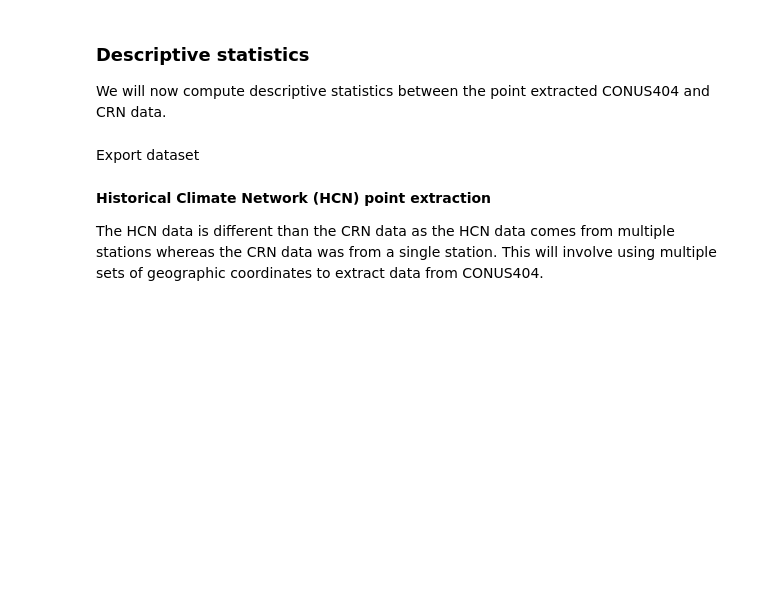
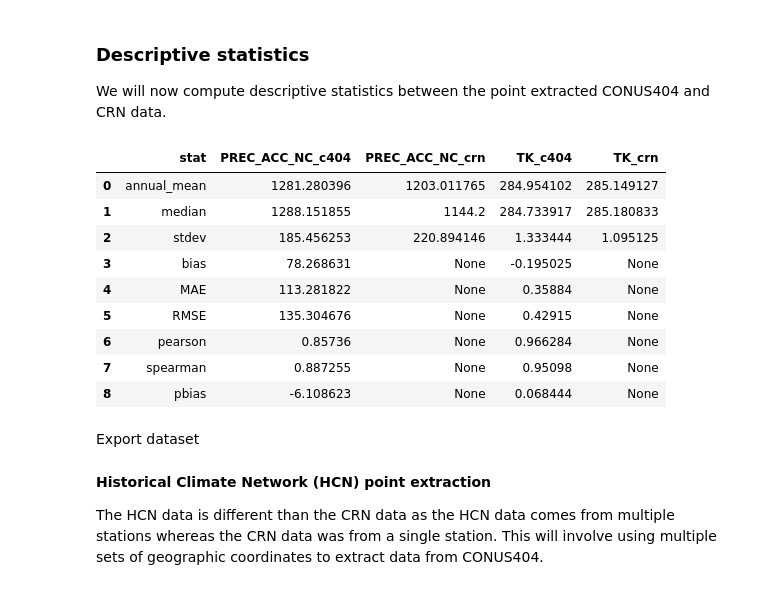
Before and after one commit to hytest-org/hytest, a Jupyter notebook: evaluation/tutorials/CONUS404/2_CONUS404_DRB_Analysis.ipynb, the cells around one changed output. Cells and saved outputs as stored; diff of their text form; code cells hidden in the pictures; blank space fills up the shorter version.

```diff
--- a/evaluation/tutorials/CONUS404/2_CONUS404_DRB_Analysis.ipynb
+++ b/evaluation/tutorials/CONUS404/2_CONUS404_DRB_Analysis.ipynb
@@ -422,6 +679,8 @@ Now, in the next cell, we'll run through the same steps to compute zonal statist
 # %%
 # open dataset
+conus404_drb_cat['prism-drb-OSN'].kwargs['decode_coords'] = 'all'
 prism_drb = conus404_drb_cat['prism-drb-OSN'].to_dask()
+prism_drb = prism_drb.chunk(dict(x=-1))
 
 # prism crs
 prism_crs = 4269 # EPSG:4269 = NAD83
@@ -480,7 +739,7 @@ prism_ds_weights = xr.Dataset(prism_df_weights)
 prism_weights_sparse = prism_ds_weights.unstack(sparse=True, fill_value=0.).weights
 
 # Matrix multiplication across each DataArray
-with dask.config.set(**{'array.slicing.split_large_chunks': False}):
+with dask.config.set(**{'array.slicing.split_large_chunks': False, 'allow_rechunk': True}):
     prism_precip_regridded = xr.apply_ufunc(
         apply_weights_matmul_sparse,
         prism_weights_sparse,
@@ -644,6 +992,7 @@ prism_c404_stats
 Now, in the next cell, we'll run through the same steps to compute zonal statistics for the single CERES-EBAF variable, net radiation (RNET).
 # %%
 # open dataset
+conus404_drb_cat['ceres-drb-OSN'].kwargs['decode_coords'] = 'all'
 ceres_drb = conus404_drb_cat['ceres-drb-OSN'].to_dask()
 
 # crs
@@ -830,9 +1240,6 @@ crn_drb = gpd.GeoDataFrame(crn_drb_df, crs=4326,
                        geometry=gpd.points_from_xy(crn_drb_df.LONGITUDE,
                                                          crn_drb_df.LATITUDE))
 
-# convert time to string and drop day
-crn_drb["DATE"] = crn_drb["DATE"].astype(str).str[:-3]
-
 crn_drb.rename({"DATE": "time",
                 "TK": "TK_crn",
                 "PREC_ACC_NC": "PREC_ACC_NC_crn"},
@@ -850,8 +1264,11 @@ crn_lat = crn_coords_gdf.iloc[0]["geometry"].y
 crn_lon = crn_coords_gdf.iloc[0]["geometry"].x
 
 # get min and max time
-crn_time_min = crn_drb_df["time"].min()
-crn_time_max = crn_drb_df["time"].max()
+crn_time_min = crn_drb["time"].min()
+crn_time_max = crn_drb["time"].max()
+
+# convert time to str
+crn_drb["time"] = crn_drb["time"].astype(str).str[:-3]
 
 # subset c404_drb to lat/long using nearest
 c404_crn_sub = c404_drb.sel(x=crn_lon, y=crn_lat, method="nearest")
@@ -896,8 +1419,8 @@ We will now compute descriptive statistics between the point extracted CONUS404
 # %%
 # resample to yearly means
 crn_c404_yearly = crn_c404_point.resample("1Y", on="time").agg({
-    "PREC_NC_ACC_c404": "sum",
-    "PREC_NC_ACC_crn": "sum",
+    "PREC_ACC_NC_c404": "sum",
+    "PREC_ACC_NC_crn": "sum",
     "TK_c404": "mean",
     "TK_crn": "mean"}
 )
@@ -919,40 +1442,51 @@ crn_c404_stats_annual_mean = crn_c404_stats.loc[crn_c404_stats['stat'] == "annua
 crn_c404_bias_precip = float(crn_c404_stats_annual_mean["PREC_ACC_NC_c404"] - crn_c404_stats_annual_mean["PREC_ACC_NC_crn"]) #noqa : E501
 crn_c404_bias_tk = float(crn_c404_stats_annual_mean["TK_c404"] - crn_c404_stats_annual_mean["TK_crn"]) #noqa : E501
 # add stat to bottom of dataframe
-crn_c404_stats.loc[len(crn_c404_stats.index)] = ["bias", crn_c404_bias_precip, None, crn_c404_bias_rnet, None, crn_c404_bias_tk, None] #noqa : E501
+crn_c404_stats.loc[len(crn_c404_stats.index)] = ["bias", crn_c404_bias_precip, None, crn_c404_bias_tk, None] #noqa : E501
 
 # MAE
 crn_c404_mae_precip = sum(abs(crn_c404_yearly["PREC_ACC_NC_c404"] - crn_c404_yearly["PREC_ACC_NC_crn"]))/len(crn_c404_yearly) #noqa : E501
 crn_c404_mae_tk = sum(abs(crn_c404_yearly["TK_c404"] - crn_c404_yearly["TK_crn"]))/len(crn_c404_yearly) #noqa : E501
 # add stat to bottom of dataframe
-crn_c404_stats.loc[len(crn_c404_stats.index)] = ["MAE", crn_c404_mae_precip, None, crn_c404_mae_rnet, None, crn_c404_mae_tk, None] #noqa : E501
+crn_c404_stats.loc[len(crn_c404_stats.index)] = ["MAE", crn_c404_mae_precip, None, crn_c404_mae_tk, None] #noqa : E501
 
 # RMSE
 crn_c404_rmse_precip = math.sqrt(np.square(np.subtract(crn_c404_yearly["PREC_ACC_NC_c404"], crn_c404_yearly["PREC_ACC_NC_crn"])).mean()) #noqa : E501
 crn_c404_rmse_tk = math.sqrt(np.square(np.subtract(crn_c404_yearly["TK_c404"], crn_c404_yearly["TK_crn"])).mean()) #noqa : E501
 
 # add stat to bottom of dataframe
-crn_c404_stats.loc[len(crn_c404_stats.index)] = ["RMSE", crn_c404_rmse_precip, None, crn_c404_rmse_rnet, None, crn_c404_rmse_tk, None] #noqa : E501
+crn_c404_stats.loc[len(crn_c404_stats.index)] = ["RMSE", crn_c404_rmse_precip, None, crn_c404_rmse_tk, None] #noqa : E501
 
 # Pearsons correlation
 crn_c404_pearson_precip = pearson_r(crn_c404_yearly["PREC_ACC_NC_c404"], crn_c404_yearly["PREC_ACC_NC_crn"]) #noqa : E501
 crn_c404_pearson_tk = pearson_r(crn_c404_yearly["TK_c404"], crn_c404_yearly["TK_crn"]) #noqa : E501
 
 # add stat to bottom of dataframe
-crn_c404_stats.loc[len(crn_c404_stats.index)] = ["pearson", crn_c404_pearson_precip, None, crn_c404_pearson_rnet, None, crn_c404_pearson_tk, None] #noqa : E501
+crn_c404_stats.loc[len(crn_c404_stats.index)] = ["pearson", crn_c404_pearson_precip, None, crn_c404_pearson_tk, None] #noqa : E501
 
 # Spearman's correlation
 crn_c404_spearman_precip = spearman_r(crn_c404_yearly["PREC_ACC_NC_c404"], crn_c404_yearly["PREC_ACC_NC_crn"]) #noqa : E501
 crn_c404_spearman_tk = spearman_r(crn_c404_yearly["TK_c404"], crn_c404_yearly["TK_crn"]) #noqa : E501
 
 # add stat to bottom of dataframe
-crn_c404_stats.loc[len(crn_c404_stats.index)] = ["spearman", crn_c404_spearman_precip, None, crn_c404_spearman_rnet, None, crn_c404_spearman_tk, None] #noqa : E501
+crn_c404_stats.loc[len(crn_c404_stats.index)] = ["spearman", crn_c404_spearman_precip, None, crn_c404_spearman_tk, None] #noqa : E501
 
 # percent bias
 crn_c404_pbias_precip = pbias(crn_c404_yearly["PREC_ACC_NC_c404"], crn_c404_yearly["PREC_ACC_NC_crn"]) #noqa : E501
 crn_c404_pbias_tk = pbias(crn_c404_yearly["TK_c404"], crn_c404_yearly["TK_crn"])
 
 # add stat to bottom of dataframe
-crn_c404_stats.loc[len(crn_c404_stats.index)] = ["pbias", crn_c404_pbias_precip, None, crn_c404_pbias_rnet, None, crn_c404_pbias_tk, None] #noqa : E501
+crn_c404_stats.loc[len(crn_c404_stats.index)] = ["pbias", crn_c404_pbias_precip, None, crn_c404_pbias_tk, None] #noqa : E501
 
 crn_c404_stats
+# %% [output]
+|  | stat | PREC_ACC_NC_c404 | PREC_ACC_NC_crn | TK_c404 | TK_crn |
+| 0 | annual_mean | 1281.280396 | 1203.011765 | 284.954102 | 285.149127 |
+| 1 | median | 1288.151855 | 1144.2 | 284.733917 | 285.180833 |
+| 2 | stdev | 185.456253 | 220.894146 | 1.333444 | 1.095125 |
+| 3 | bias | 78.268631 | None | -0.195025 | None |
+| 4 | MAE | 113.281822 | None | 0.35884 | None |
+| 5 | RMSE | 135.304676 | None | 0.42915 | None |
+| 6 | pearson | 0.85736 | None | 0.966284 | None |
+| 7 | spearman | 0.887255 | None | 0.95098 | None |
+| 8 | pbias | -6.108623 | None | 0.068444 | None |
```
Also changed, not shown: parts of 55 cells of this notebook.
